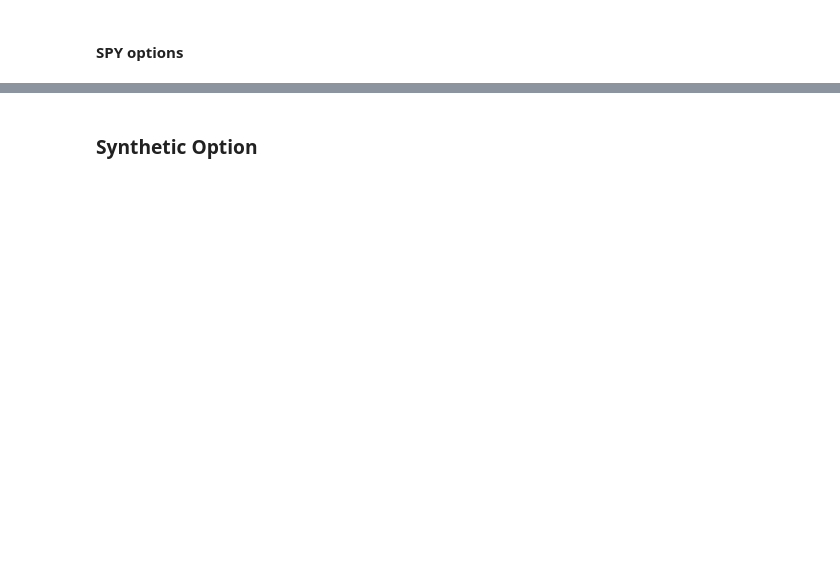
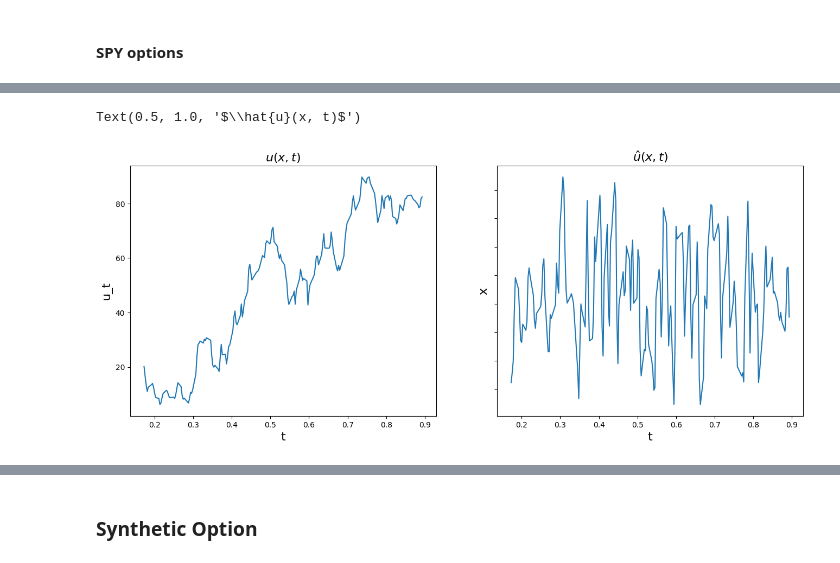
Before and after one commit to brunoCCOS/bs-find-with-sindy, a Jupyter notebook: SINDy_precificacao_derivativos.ipynb, the cells around one changed output, grey strips where cells are left out. Drawn from its saved outputs; the diff is of its cells as text; code cells hidden in the pictures; blank space fills up the shorter version.

```diff
--- a/SINDy_precificacao_derivativos.ipynb
+++ b/SINDy_precificacao_derivativos.ipynb
@@ -62,6 +62,48 @@ plt.show()
 u = np.real(calls['price'])
 t = np.ravel(calls['time_to_exp'])
 x = np.ravel(calls['underlying'])
+timesteps = len(t)
+spacesteps = len(x)
+
+
+dt = t[1] - t[0]
+dx = x[1] - x[0]
 # u_dot =  ps.FiniteDifference(axis=0)._differentiate(x= C,t=dt)
 # dt = 1
 # dt = ps.FiniteDifference(axis=0)._differentiate(x= t,t=1)
+# %%
+# n_arr = np.asarray([np.arange(0,spacesteps,1)]*timesteps).T
+u_x = ps.FiniteDifference(axis=0,order = 2)._differentiate(u,t = dx)
+u_xx = ps.FiniteDifference(axis=0,d=2,order = 2)._differentiate(u,t = dx)
+u_t = ps.FiniteDifference(axis=0,order = 2)._differentiate(u,t = dt)
+# v_dot = numerical_partial_black_scholes(u.T,r,sigma).T
+
+# Plot u and u_dot
+plt.figure(figsize=(16, 6))
+plt.subplot(1, 2, 1)
+plt.plot(t, u)
+plt.xlabel("t", fontsize=16)
+plt.ylabel("u_t", fontsize=16)
+plt.title(r"$u(x, t)$", fontsize=16)
+# plt.colorbar(orientation="horizontal")
+
+# plt.subplot(3, 2, 5)
+# plt.pcolormesh(t, x, v_dot)
+# plt.xlabel("t", fontsize=16)
+# plt.ylabel("x", fontsize=16)
+# ax = plt.gca()
+# ax.set_yticklabels([])
+# plt.title(r"$\hat{\hat{\hat{u}}}(x, t)$ from DURA-MOS¸NEAGU", fontsize=16)
+# plt.colorbar(orientation="horizontal")
+
+# u_dot = -(1/2)*((sigma**2)*(X.T**2)*u_xx) - (r*(X.T)*u_x) + r*u
+plt.subplot(1, 2, 2)
+plt.plot(t, u_t)
+plt.xlabel("t", fontsize=16)
+plt.ylabel("x", fontsize=16)
+ax = plt.gca()
+ax.set_yticklabels([])
+plt.title(r"$\hat{u}(x, t)$", fontsize=16)
+# %% [output]
+Text(0.5, 1.0, '$\\hat{u}(x, t)$')
+[figure, added]
```
Also changed, not shown: parts of 11 cells of this notebook, 3 other files.
